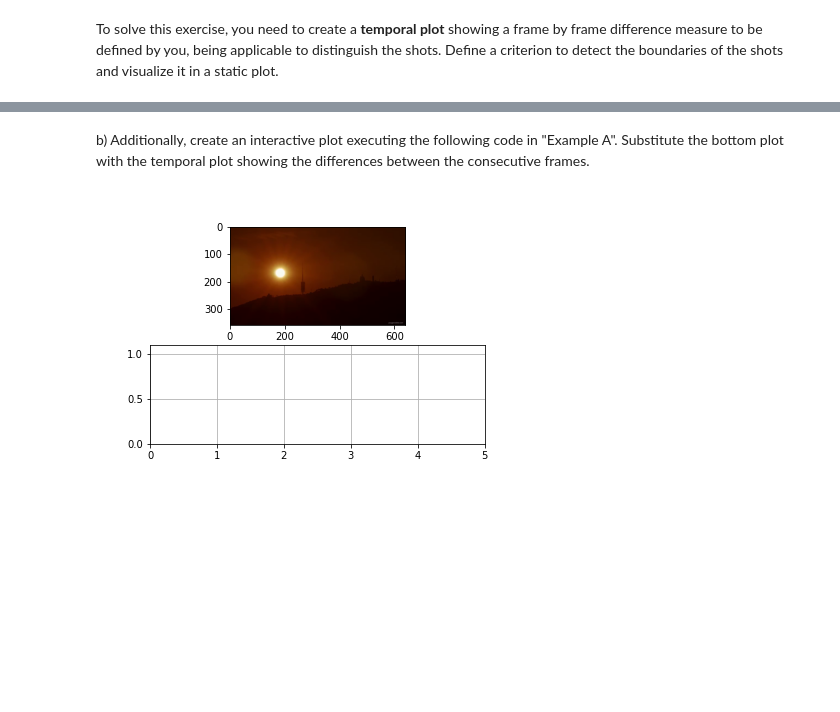
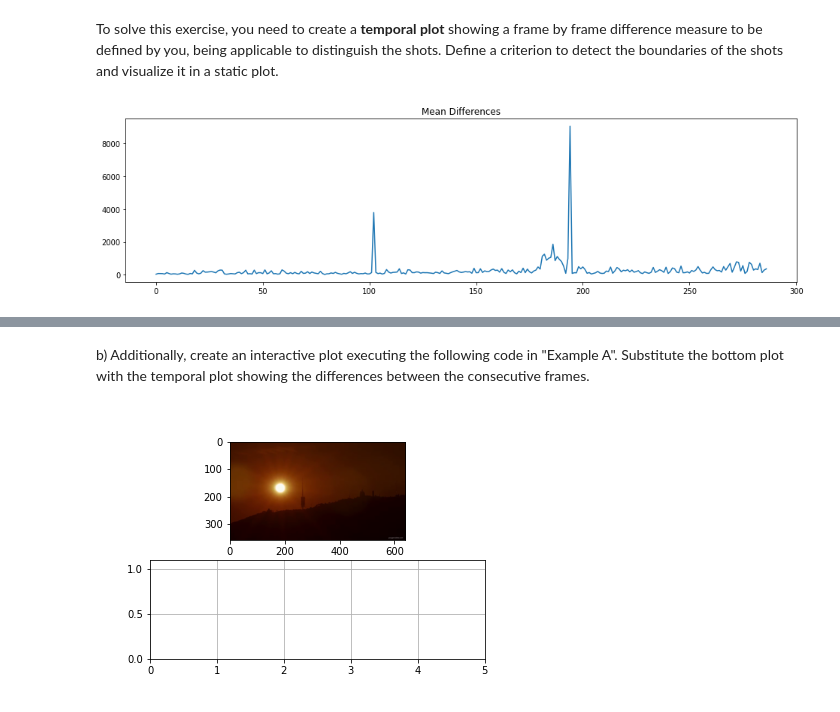
Before and after one commit to mates-info/artificial-vision, a Jupyter notebook: p3/P3_AntonioTigri_AndreuVall/p3_2022_23.ipynb, the cells around one changed output, grey strips where cells are left out. Saved outputs shown, nothing was run; the diff lists cells and outputs as text; code cells hidden in the pictures; blank space fills up the shorter version.

```diff
--- a/p3/P3_AntonioTigri_AndreuVall/p3_2022_23.ipynb
+++ b/p3/P3_AntonioTigri_AndreuVall/p3_2022_23.ipynb
@@ -97,6 +97,56 @@ Therefore, **we need to create a funtion which return an array with the differen
 <img src="images/difference_histograms.png">
 # %% [markdown]
 To solve this exercise, you need to create a **temporal plot** showing a frame by frame difference measure to be defined by you, being applicable to distinguish the shots. Define a criterion to detect the boundaries of the shots and visualize it in a static plot.
+# %%
+from skimage import img_as_float
+from skimage.exposure import histogram
+import numpy as np
+
+%matplotlib inline
+
+'''
+We create the three histograms and concatenate them in every iteration. In every iteration
+(except the first one) we store the histogram to use it in the next iteration and substract
+it from the histogram calculated in that one. Of course, after the substraction we compute the
+absolute value and then store the mean in an array that will contain all the means. After that,
+we plot in a line said array.
+'''
+
+# We make the relativeness smoother so a change in a small
+# number of pixels doesn't heavily alter the histogram
+def relative_histogram(image, nbins):
+    flat, extreme = image.flatten(), image.size * 1//512
+    lower = np.mean(flat[np.argpartition(flat, extreme)[:extreme]])
+    upper = np.mean(flat[np.argpartition(flat, -extreme)[-extreme:]])
+    return histogram(np.clip(image, lower, upper), nbins=nbins)
+
+def get_mean_differences(ic, nbins=32):
+    mean_differences = []
+    for i, frame in enumerate(ic):
+        # We concatenate the colors so we don't lose information
+        new_frequencies = np.concatenate([relative_histogram(frame[:, :, i], nbins)[0] for i in range(3)])
+        if i > 0:
+            mean_differences.append(np.mean(np.abs(new_frequencies - prev_frequencies)))
+        prev_frequencies = new_frequencies
+    return mean_differences
+
+'''
+The image collection is a fragment from a video, and it turns out
+it is cut at an unfortunate moment, making the last 2 frames from
+a different scene, but it is weird to consider two frames as a scene.
+This is very inconvenient for the general case because we don't want
+to lose image frames when splitting the video, so we normally would just
+not make the splits if they cause a very short shot.
+'''
+float_ic = img_as_float(ic[:-2])
+mean_differences = get_mean_differences(float_ic)
+
+plt.figure(figsize=(16, 4))
+plt.plot(np.arange(len(mean_differences)), mean_differences)
+plt.title("Mean Differences")
+plt.show()
+# %% [output]
+[figure, added]
 # %%
 from skimage.exposure import histogram
 from skimage import img_as_float
```
Also changed, not shown: parts of 10 cells of this notebook.
